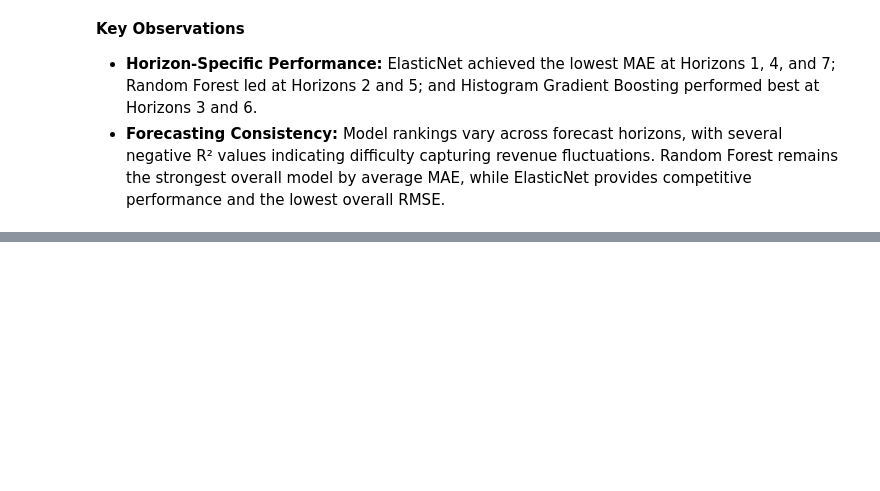
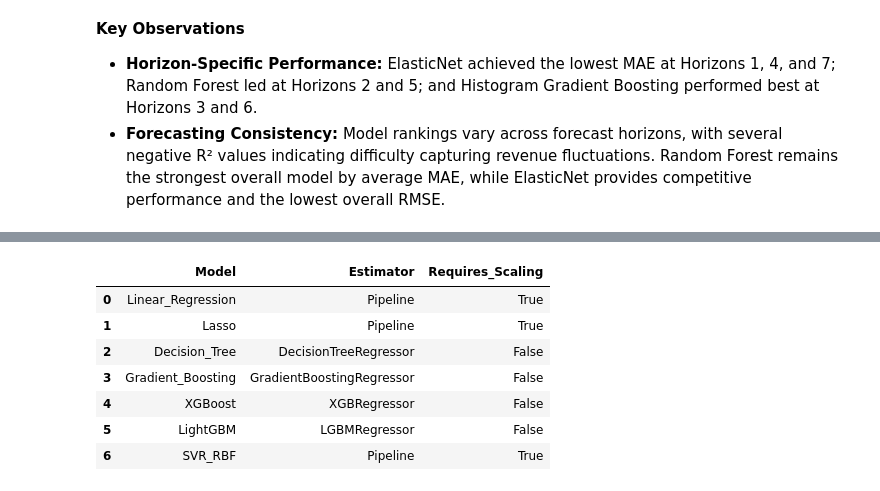
Before and after one commit to TejasMJ/Retail-Sales-Dynamics, a Jupyter notebook: notebooks/05_model_development.ipynb, the cells around one changed output, grey strips where cells are left out. Drawn from its saved outputs; the diff is of its cells as text; code cells hidden in the pictures; blank space fills up the shorter version.

```diff
--- a/notebooks/05_model_development.ipynb
+++ b/notebooks/05_model_development.ipynb
@@ -623,0 +626,82 @@ Machine Learning Performance by Forecast Horizon:
+# %%
+from sklearn.linear_model import LinearRegression
+from sklearn.tree import DecisionTreeRegressor
+from sklearn.ensemble import GradientBoostingRegressor
+from sklearn.svm import SVR
+from xgboost import XGBRegressor
+from lightgbm import LGBMRegressor
+
+additional_models = {
+    "Linear_Regression": Pipeline([
+        ("scaler", StandardScaler()),
+        ("model", LinearRegression())
+    ]),
+    "Lasso": Pipeline([
+        ("scaler", StandardScaler()),
+        ("model", Lasso(
+            alpha=100.0,
+            max_iter=20000,
+            random_state=42
+        ))
+    ]),
+    "Decision_Tree": DecisionTreeRegressor(
+        max_depth=6,
+        min_samples_leaf=5,
+        random_state=42
+    ),
+    "Gradient_Boosting": GradientBoostingRegressor(
+        n_estimators=150,
+        learning_rate=0.05,
+        max_depth=3,
+        random_state=42
+    ),
+    "XGBoost": XGBRegressor(
+        n_estimators=150,
+        learning_rate=0.05,
+        max_depth=3,
+        subsample=0.9,
+        colsample_bytree=0.9,
+        objective="reg:squarederror",
+        tree_method="hist",
+        n_jobs=4,
+        random_state=42
+    ),
+    "LightGBM": LGBMRegressor(
+        n_estimators=150,
+        learning_rate=0.05,
+        max_depth=5,
+        num_leaves=15,
+        min_child_samples=10,
+        verbosity=-1,
+        n_jobs=4,
+        random_state=42
+    ),
+    "SVR_RBF": Pipeline([
+        ("scaler", StandardScaler()),
+        ("model", SVR(
+            kernel="rbf",
+            C=10000,
+            epsilon=1000,
+            gamma="scale"
+        ))
+    ])
+}
+
+additional_model_configuration = pd.DataFrame([
+    {
+        "Model": model_name,
+        "Estimator": type(model).__name__,
+        "Requires_Scaling": isinstance(model, Pipeline)
+    }
+    for model_name, model in additional_models.items()
+])
+
+print("Additional Machine Learning Models:")
+display(additional_model_configuration)
+
+print("\nPreviously Evaluated Models:", len(models))
+print("Additional Models:", len(additional_models))
+print("Total Machine Learning Algorithms:", len(models) + len(additional_models))
+print("Additional Model-Horizon Combinations:", len(additional_models) * forecast_horizon)
+print("Additional Validation Fits:", len(additional_models) * forecast_horizon * len(validation_folds))
+# %% [output]
@@ -623,0 +709,8 @@ Machine Learning Performance by Forecast Horizon:
+|  | Model | Estimator | Requires_Scaling |
+| 0 | Linear_Regression | Pipeline | True |
+| 1 | Lasso | Pipeline | True |
+| 2 | Decision_Tree | DecisionTreeRegressor | False |
+| 3 | Gradient_Boosting | GradientBoostingRegressor | False |
+| 4 | XGBoost | XGBRegressor | False |
+| 5 | LightGBM | LGBMRegressor | False |
+| 6 | SVR_RBF | Pipeline | True |
```
Also changed, not shown: parts of 8 cells of this notebook.
